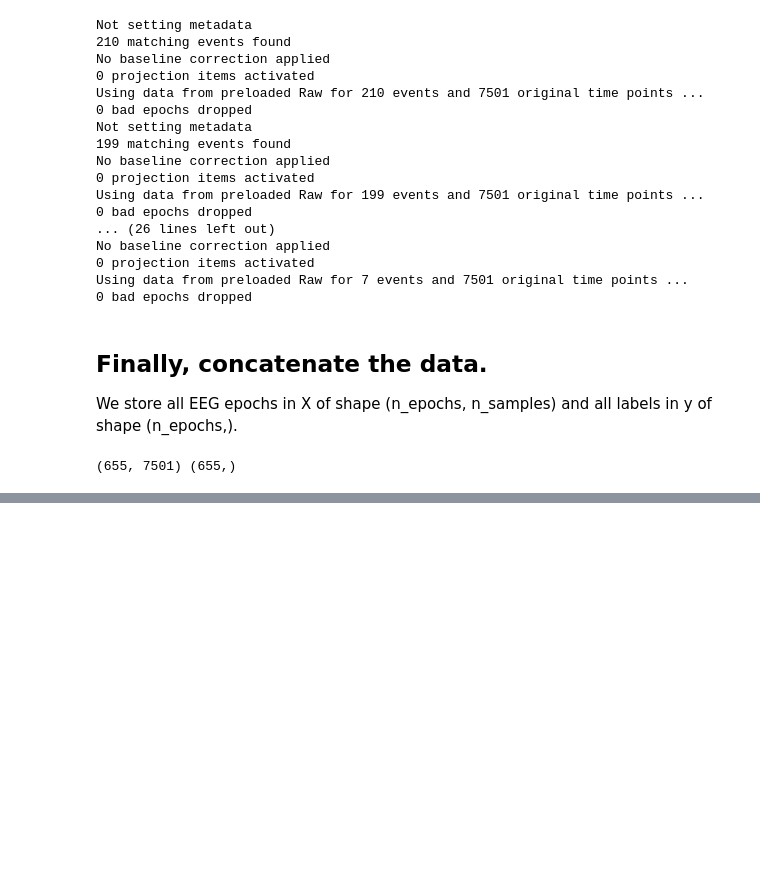
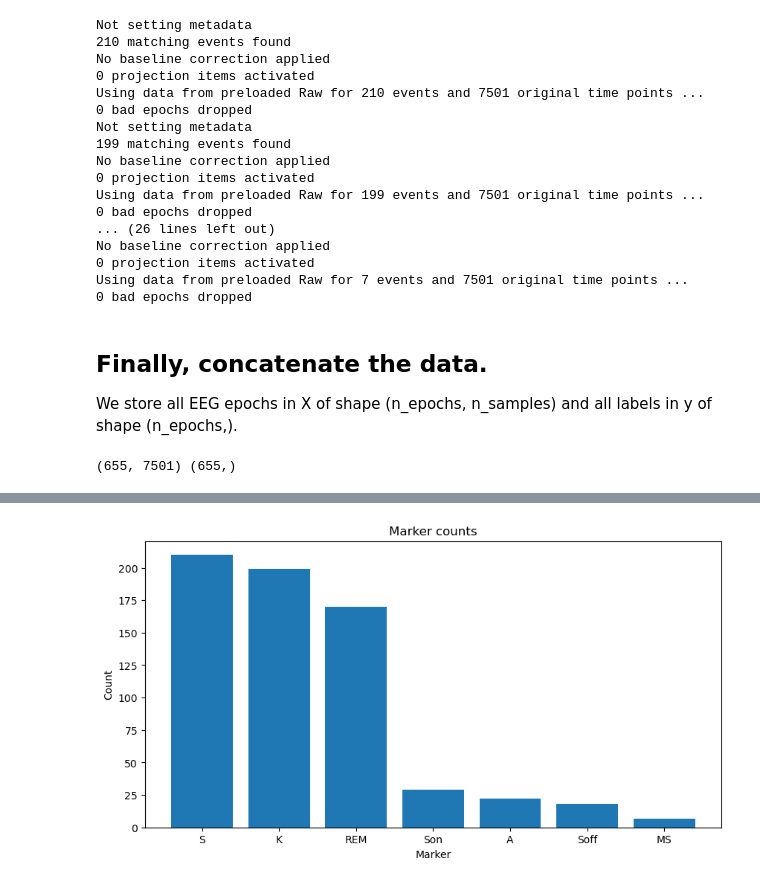
Before and after one commit to SURGE-NeuroTech-Club/SURGE-NeuroTech-Club-IDUN-EEG-Analysis-Challenge, a Jupyter notebook: Code/Data_Investigation.ipynb, the cells around one changed output, grey strips where cells are left out. Cells and saved outputs as stored; diff of their text form; code cells hidden in the pictures; blank space fills up the shorter version.

```diff
--- a/Code/Data_Investigation.ipynb
+++ b/Code/Data_Investigation.ipynb
@@ -110,0 +144,7 @@ print(X.shape, y.shape)
+# %%
+f, ax = plt.subplots(figsize=(10, 5))
+ax.bar(labels.Marker.value_counts().index, labels.Marker.value_counts().values)
+ax.set(title="Marker counts", xlabel="Marker", ylabel="Count")
+plt.show()
+# %% [output]
+[figure, added]
```
Also changed, not shown: parts of 7 cells of this notebook, 4 other files.
